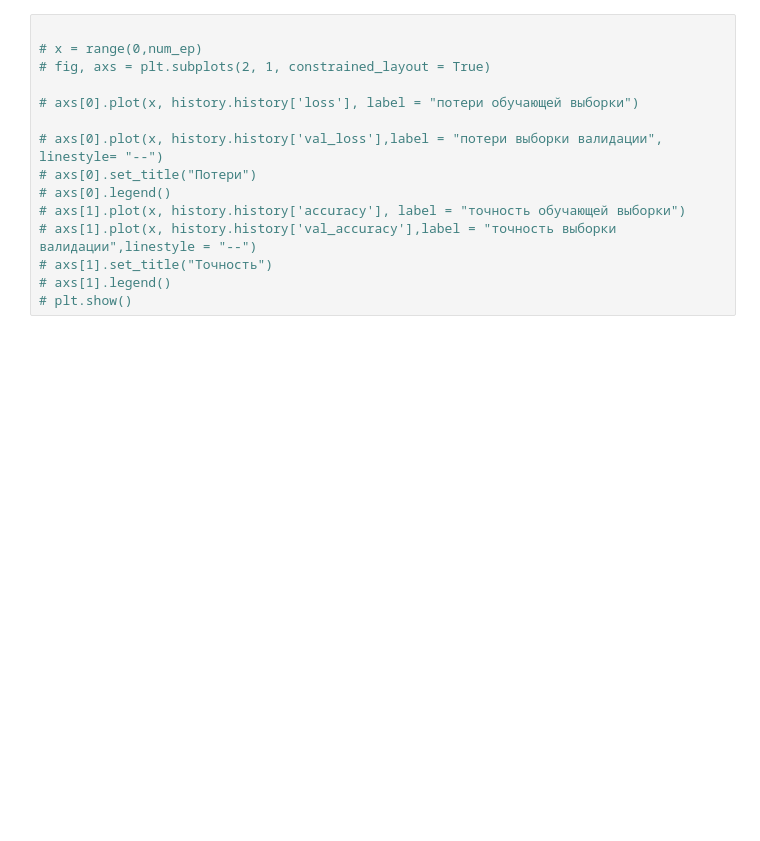
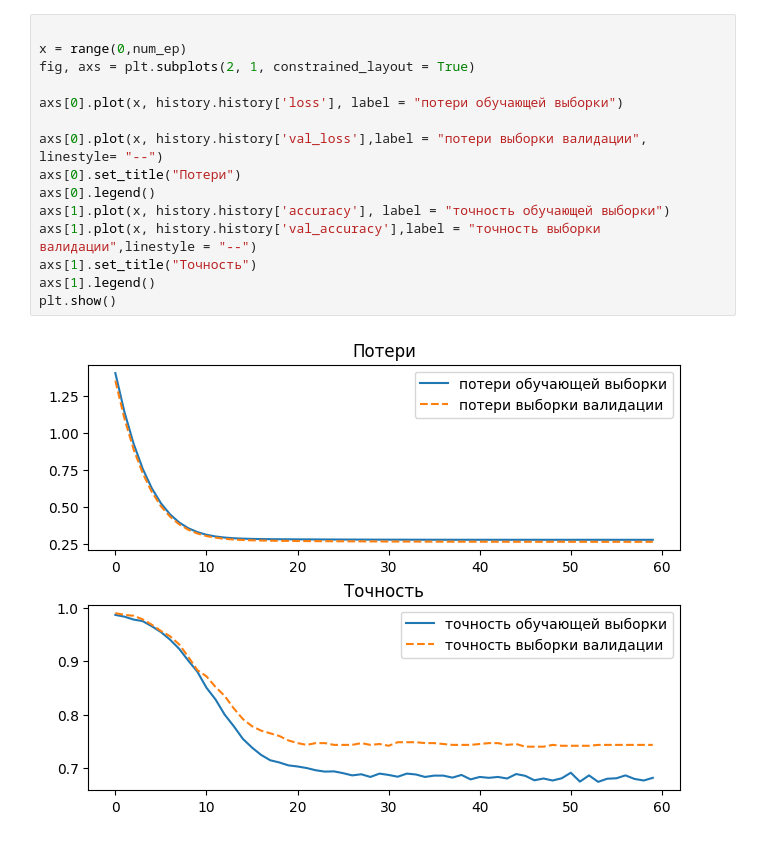
Before and after one commit to Kisponis/One-neuron-classification, a Jupyter notebook: main.ipynb, the cells around one changed output. Drawn from its saved outputs; the diff is of its cells as text; blank space fills up the shorter version.

```diff
--- a/main.ipynb
+++ b/main.ipynb
@@ -72,18 +72,20 @@ _________________________________________________________________
 None
 # %%
 
-# x = range(0,num_ep)
-# fig, axs = plt.subplots(2, 1, constrained_layout = True)
+x = range(0,num_ep)
+fig, axs = plt.subplots(2, 1, constrained_layout = True)
 
-# axs[0].plot(x, history.history['loss'], label = "потери обучающей выборки")
+axs[0].plot(x, history.history['loss'], label = "потери обучающей выборки")
 
-# axs[0].plot(x, history.history['val_loss'],label = "потери выборки валидации", linestyle= "--")
-# axs[0].set_title("Потери")
-# axs[0].legend()
-# axs[1].plot(x, history.history['accuracy'], label = "точность обучающей выборки")
-# axs[1].plot(x, history.history['val_accuracy'],label = "точность выборки валидации",linestyle = "--")
-# axs[1].set_title("Точность")
-# axs[1].legend()
-# plt.show()
+axs[0].plot(x, history.history['val_loss'],label = "потери выборки валидации", linestyle= "--")
+axs[0].set_title("Потери")
+axs[0].legend()
+axs[1].plot(x, history.history['accuracy'], label = "точность обучающей выборки")
+axs[1].plot(x, history.history['val_accuracy'],label = "точность выборки валидации",linestyle = "--")
+axs[1].set_title("Точность")
+axs[1].legend()
+plt.show()
+# %% [output]
+[figure, added]
 # %%
 model.evaluate(x_vl,y_vl)
```
Also changed, not shown: parts of 4 cells of this notebook.
